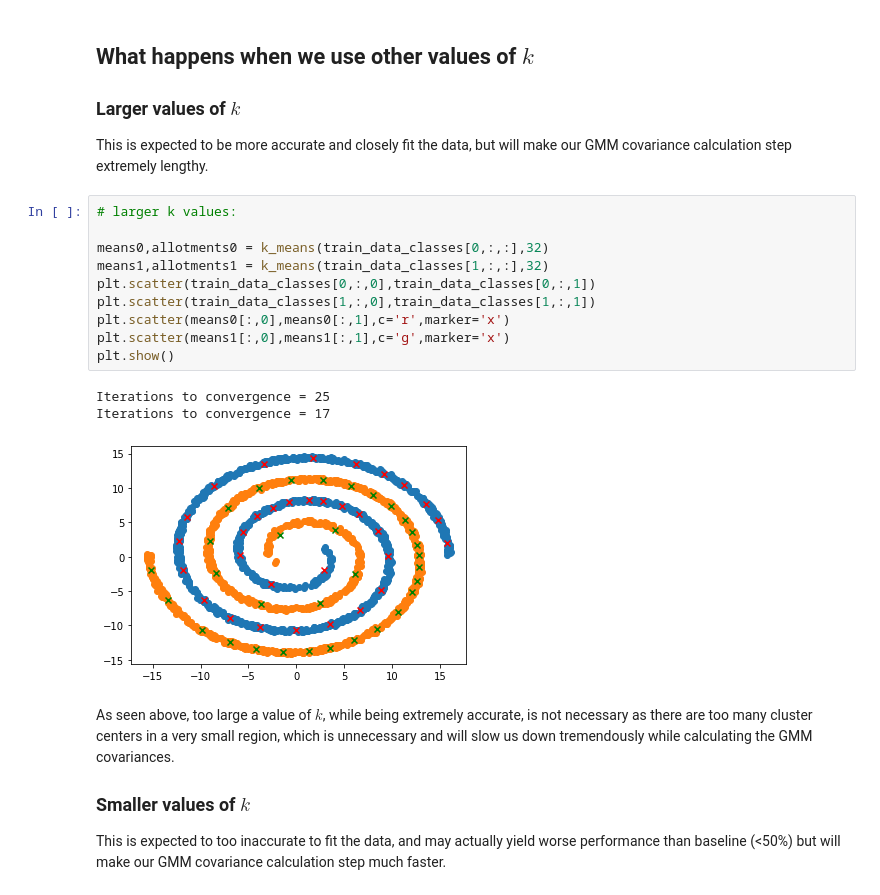
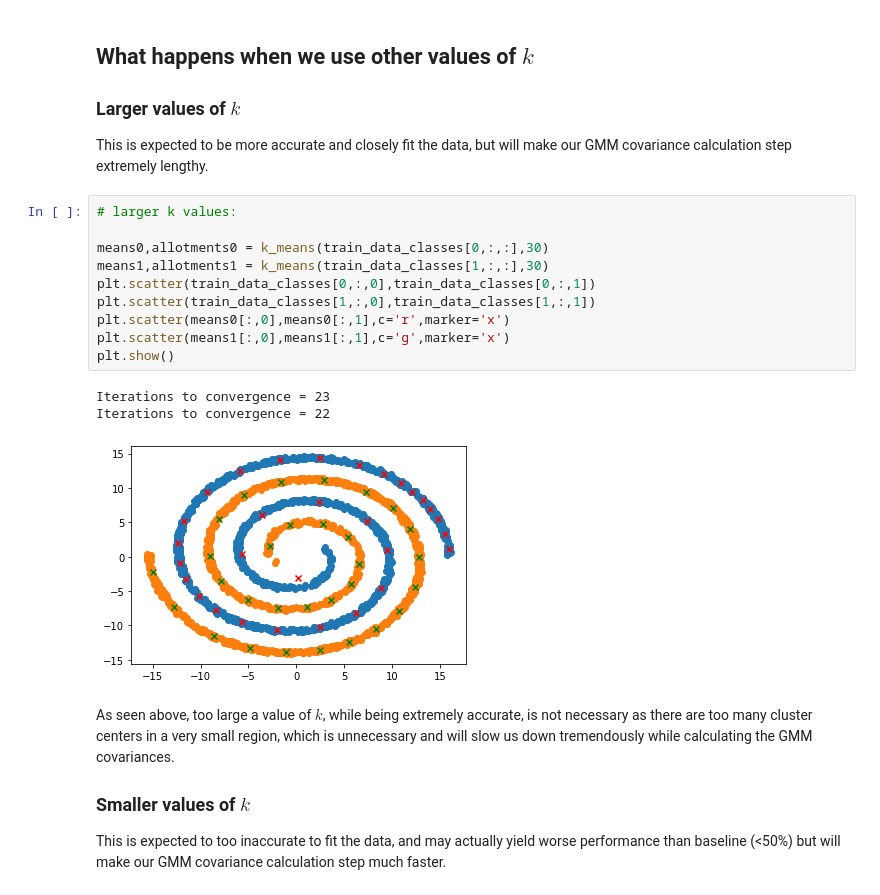
Before and after one commit to nihalgeorge01/CS5691-Submissions, a Jupyter notebook: A3/A_kmeans/A_kmeans_notebook.ipynb, the cells around one changed output. Drawn from its saved outputs; the diff is of its cells as text.

Commit message:
edited k_means testing git vscode

```diff
--- a/A3/A_kmeans/A_kmeans_notebook.ipynb
+++ b/A3/A_kmeans/A_kmeans_notebook.ipynb
@@ -95,17 +95,17 @@ This is expected to be more accurate and closely fit the data, but will make our
 # %%
 # larger k values:
 
-means0,allotments0 = k_means(train_data_classes[0,:,:],32)
-means1,allotments1 = k_means(train_data_classes[1,:,:],32)
+means0,allotments0 = k_means(train_data_classes[0,:,:],30)
+means1,allotments1 = k_means(train_data_classes[1,:,:],30)
 plt.scatter(train_data_classes[0,:,0],train_data_classes[0,:,1])
 plt.scatter(train_data_classes[1,:,0],train_data_classes[1,:,1])
 plt.scatter(means0[:,0],means0[:,1],c='r',marker='x')
 plt.scatter(means1[:,0],means1[:,1],c='g',marker='x')
 plt.show()
 # %% [output]
-Iterations to convergence = 25
-Iterations to convergence = 17
+Iterations to convergence = 23
+Iterations to convergence = 22
-[figure, old version]
+[figure, new version]
 # %% [markdown]
 As seen above, too large a value of $k$, while being extremely accurate, is not necessary as there are too many cluster centers in a very small region, which is unnecessary and will slow us down tremendously while calculating the GMM covariances.
 
```
